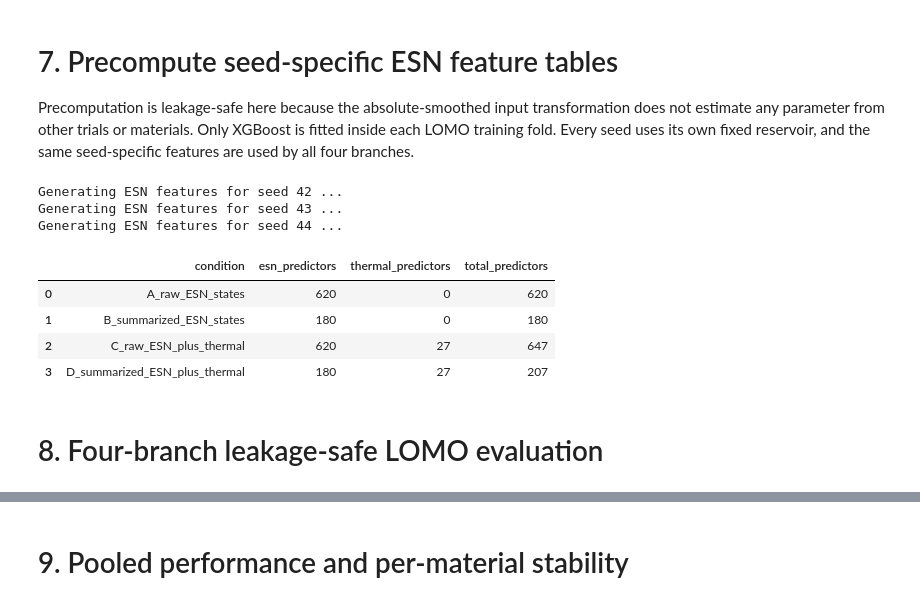
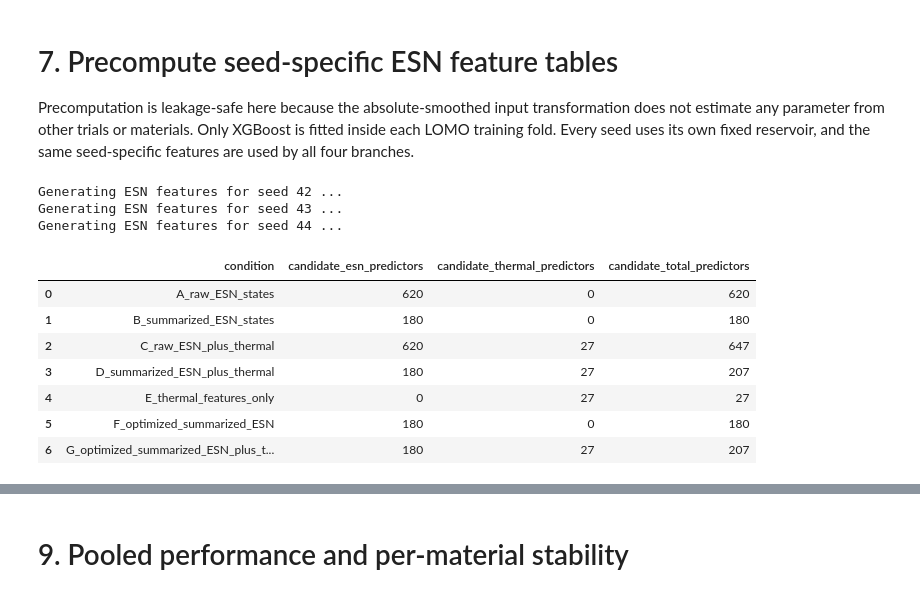
Before and after one commit to cojulieanne/Warmth-Sensor-Object-Detection, a Jupyter notebook: notebooks/ABLA - Raw versus Summarized ESN State Representation.ipynb, the cells around one changed output, grey strips where cells are left out. Cells and saved outputs as stored; diff of their text form; code cells hidden in the pictures.

```diff
--- a/notebooks/ABLA - Raw versus Summarized ESN State Representation.ipynb
+++ b/notebooks/ABLA - Raw versus Summarized ESN State Representation.ipynb
@@ -410,43 +434,51 @@ Precomputation is leakage-safe here because the absolute-smoothed input transfor
 # %%
 RAW_FEATURES_BY_SEED = {}
 SUMMARY_FEATURES_BY_SEED = {}
 
 for seed in RESERVOIR_SEEDS:
     print(f"Generating ESN features for seed {seed} ...")
     reservoir = ManualReservoir(seed)
     raw_rows, summary_rows = [], []
     for trial_id in METADATA["trial_id"]:
         trial = aligned_trials[trial_id]
         time = trial["time_from_contact"].to_numpy(float)
         states = reservoir.run(esn_input(trial))
         state_time = time[ESN_PARAMS["washout"]:]
         raw_rows.append({"trial_id": trial_id, **flatten_states(state_time, states)})
         summary_rows.append({"trial_id": trial_id, **summarize_states(state_time, states)})
     RAW_FEATURES_BY_SEED[seed] = pd.DataFrame(raw_rows).set_index("trial_id").sort_index()
     SUMMARY_FEATURES_BY_SEED[seed] = pd.DataFrame(summary_rows).set_index("trial_id").sort_index()
 
+
+def candidate_feature_count(settings):
+    esn_count = 0
+    if settings["esn_representation"] == "raw":
+        esn_count = RAW_FEATURES_BY_SEED[RESERVOIR_SEEDS[0]].shape[1]
+    elif settings["esn_representation"] == "summarized":
+        esn_count = SUMMARY_FEATURES_BY_SEED[RESERVOIR_SEEDS[0]].shape[1]
+    thermal_count = THERMAL_FEATURES.shape[1] if settings["include_thermal"] else 0
+    return esn_count, thermal_count
+
+
 FEATURE_COUNTS = pd.DataFrame([
-    {"condition": condition,
-     "esn_predictors": (
-         RAW_FEATURES_BY_SEED[RESERVOIR_SEEDS[0]].shape[1]
-         if settings["esn_representation"] == "raw"
-         else SUMMARY_FEATURES_BY_SEED[RESERVOIR_SEEDS[0]].shape[1]
-     ),
-     "thermal_predictors": THERMAL_FEATURES.shape[1] if settings["include_thermal"] else 0}
+    {
+        "condition": condition,
+        "candidate_esn_predictors": candidate_feature_count(settings)[0],
+        "candidate_thermal_predictors": candidate_feature_count(settings)[1],
+        "candidate_total_predictors": sum(candidate_feature_count(settings)),
+    }
     for condition, settings in CONDITIONS.items()
 ])
-FEATURE_COUNTS["total_predictors"] = (
-    FEATURE_COUNTS["esn_predictors"] + FEATURE_COUNTS["thermal_predictors"]
-)
 display(FEATURE_COUNTS)
 # %% [output]
 Generating ESN features for seed 42 ...
 Generating ESN features for seed 43 ...
 Generating ESN features for seed 44 ...
-|  | condition | esn_predictors | thermal_predictors | total_predictors |
+|  | condition | candidate_esn_predictors | candidate_thermal_predictors | candidate_total_predictors |
 | 0 | A_raw_ESN_states | 620 | 0 | 620 |
 | 1 | B_summarized_ESN_states | 180 | 0 | 180 |
 | 2 | C_raw_ESN_plus_thermal | 620 | 27 | 647 |
 | 3 | D_summarized_ESN_plus_thermal | 180 | 27 | 207 |
+| 4 | E_thermal_features_only | 0 | 27 | 27 |
+| 5 | F_optimized_summarized_ESN | 180 | 0 | 180 |
+| 6 | G_optimized_summarized_ESN_plus_t... | 180 | 27 | 207 |
-# %% [markdown]
-# 8. Four-branch leakage-safe LOMO evaluation
```
Also changed, not shown: parts of 15 cells of this notebook, 15 other files.
